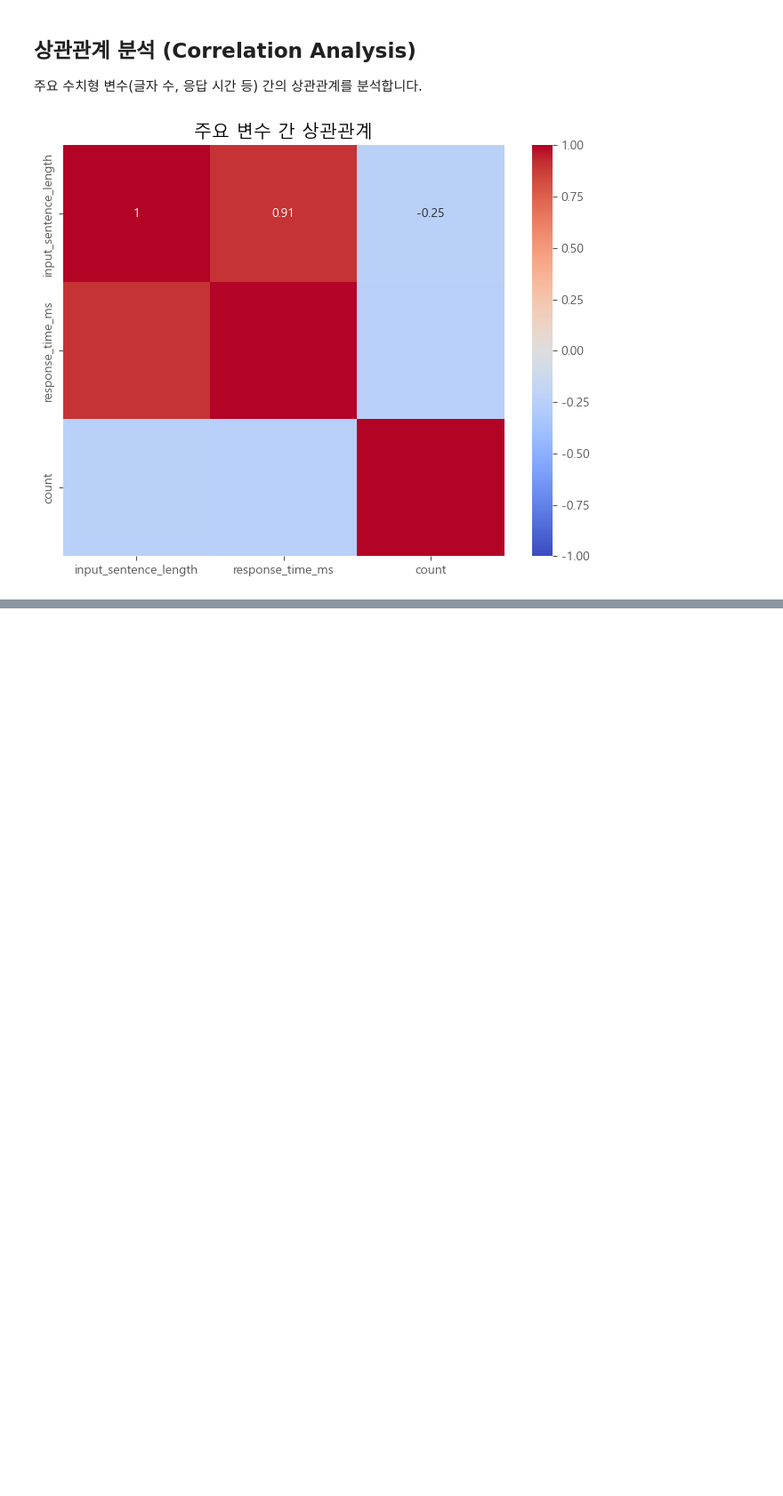
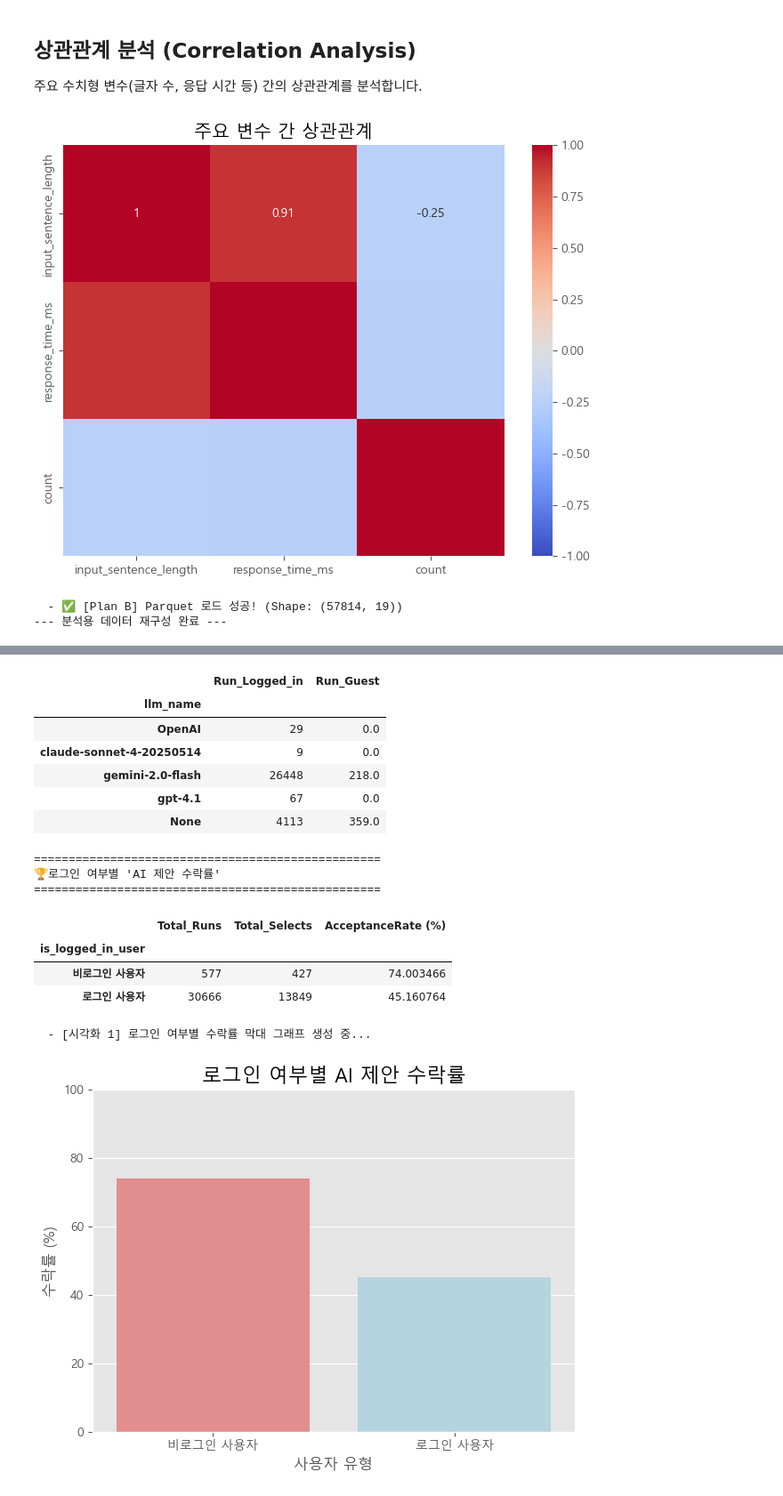
Before and after one commit to dazzlig/my-project, a Jupyter notebook: book/EDA.ipynb, the cells around one changed output, grey strips where cells are left out. Shown at 89% size. Cells and saved outputs as stored; diff of their text form; code cells hidden in the pictures; blank space fills up the shorter version.

```diff
--- a/book/EDA.ipynb
+++ b/book/EDA.ipynb
@@ -445,3 +344,67 @@ else:
     print("Not enough numeric columns for correlation analysis.")
 # %% [output]
 [figure]
+# %%
+file_path= '../data/df_analysis.parquet'
+
+df_analysis = pd.read_parquet(file_path)
+print(f"  - ✅ [Plan B] Parquet 로드 성공! (Shape: {df_analysis.shape})")
+
+if not df_analysis.empty:
+    df_run_events = df_analysis[
+        df_analysis['event_name'].isin(['run_paraphrasing', 'editor_run_paraphrasing'])
+    ]
+    df_selected_events = df_analysis[
+        df_analysis['event_name'].isin(['selected_paraphrasing', 'editor_selected_paraphrasing'])
+    ]
+    print("--- 분석용 데이터 재구성 완료 ---")
+# %% [output]
+  - ✅ [Plan B] Parquet 로드 성공! (Shape: (57814, 19))
+--- 분석용 데이터 재구성 완료 ---
+# %%
+print("\n---로그인 여부별 LLM 사용량 및 수락률 ---")
+
+# --- 1. 로그인/비로그인별 LLM 사용량 비교 ---
+# (df_run_events는 'is_logged_in_user'를 이미 포함하고 있습니다)
+llm_usage_loggedin = df_run_events[df_run_events['is_logged_in_user'] == 1]['llm_name'].value_counts(dropna=False)
+llm_usage_guest = df_run_events[df_run_events['is_logged_in_user'] == 0]['llm_name'].value_counts(dropna=False)
+
+df_llm_usage_who = pd.DataFrame({
+    'Run_Logged_in': llm_usage_loggedin,
+    'Run_Guest': llm_usage_guest
+}).fillna(0)
+
+print("\n" + "="*50)
+print("📊로그인/비로그인별 LLM 사용량")
+print("="*50)
+display(df_llm_usage_who)
+
+# --- 2. 로그인/비로그인별 '전체' 수락률 비교 ---
+
+runs_who = df_run_events.groupby('is_logged_in_user').size().rename('Total_Runs')
+selects_who = df_selected_events.groupby('is_logged_in_user').size().rename('Total_Selects')
+
+df_kpi_who = pd.DataFrame({'Total_Runs': runs_who, 'Total_Selects': selects_who})
+df_kpi_who['AcceptanceRate (%)'] = (df_kpi_who['Total_Selects'] / df_kpi_who['Total_Runs']) * 100
+df_kpi_who.index = df_kpi_who.index.map({0: '비로그인 사용자', 1: '로그인 사용자'})
+
+print("\n" + "="*50)
+print("🏆로그인 여부별 'AI 제안 수락률'")
+print("="*50)
+display(df_kpi_who)
+
+# --- 로그인 여부별 수락률 ---
+print("  - [시각화 1] 로그인 여부별 수락률 막대 그래프 생성 중...")
+plt.figure(figsize=(7, 5))
+ax = sns.barplot(
+    x=df_kpi_who.index,
+    y=df_kpi_who['AcceptanceRate (%)'],
+    palette=['lightcoral', 'lightblue']
+)
+plt.title('로그인 여부별 AI 제안 수락률', fontsize=16)
+plt.ylabel('수락률 (%)', fontsize=12)
+plt.xlabel('사용자 유형', fontsize=12)
+plt.ylim(0, 100)
+
+plt.show()
+# %% [output]
@@ -447,0 +416,16 @@ else:
+|  | Run_Logged_in | Run_Guest |
+| llm_name |  |  |
+| OpenAI | 29 | 0.0 |
+| claude-sonnet-4-20250514 | 9 | 0.0 |
+| gemini-2.0-flash | 26448 | 218.0 |
+| gpt-4.1 | 67 | 0.0 |
+| None | 4113 | 359.0 |
+==================================================
+🏆로그인 여부별 'AI 제안 수락률'
+==================================================
+|  | Total_Runs | Total_Selects | AcceptanceRate (%) |
+| is_logged_in_user |  |  |  |
+| 비로그인 사용자 | 577 | 427 | 74.003466 |
+| 로그인 사용자 | 30666 | 13849 | 45.160764 |
+  - [시각화 1] 로그인 여부별 수락률 막대 그래프 생성 중...
+[figure, added]
```
Also changed, not shown: parts of 5 cells of this notebook, 4 other files.
